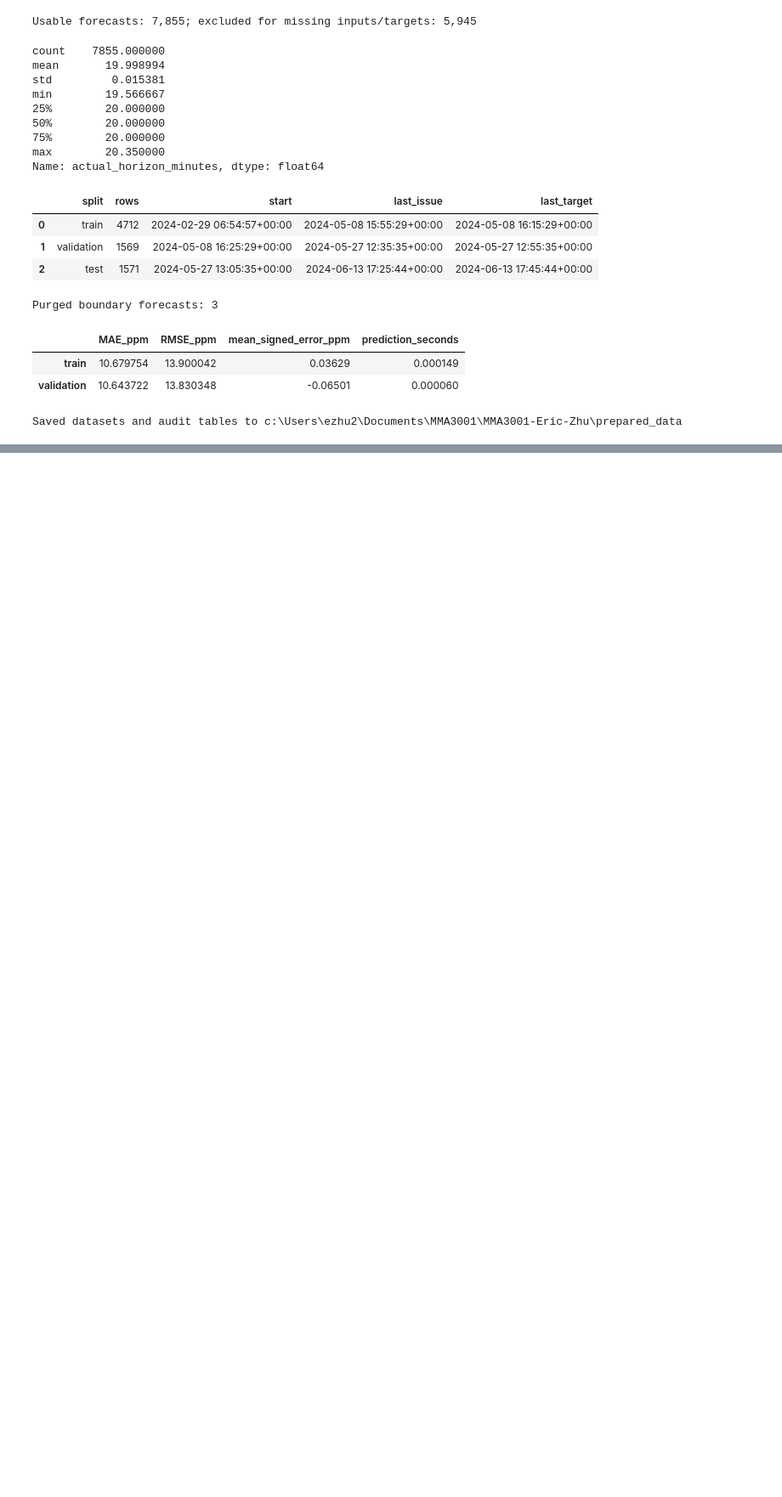
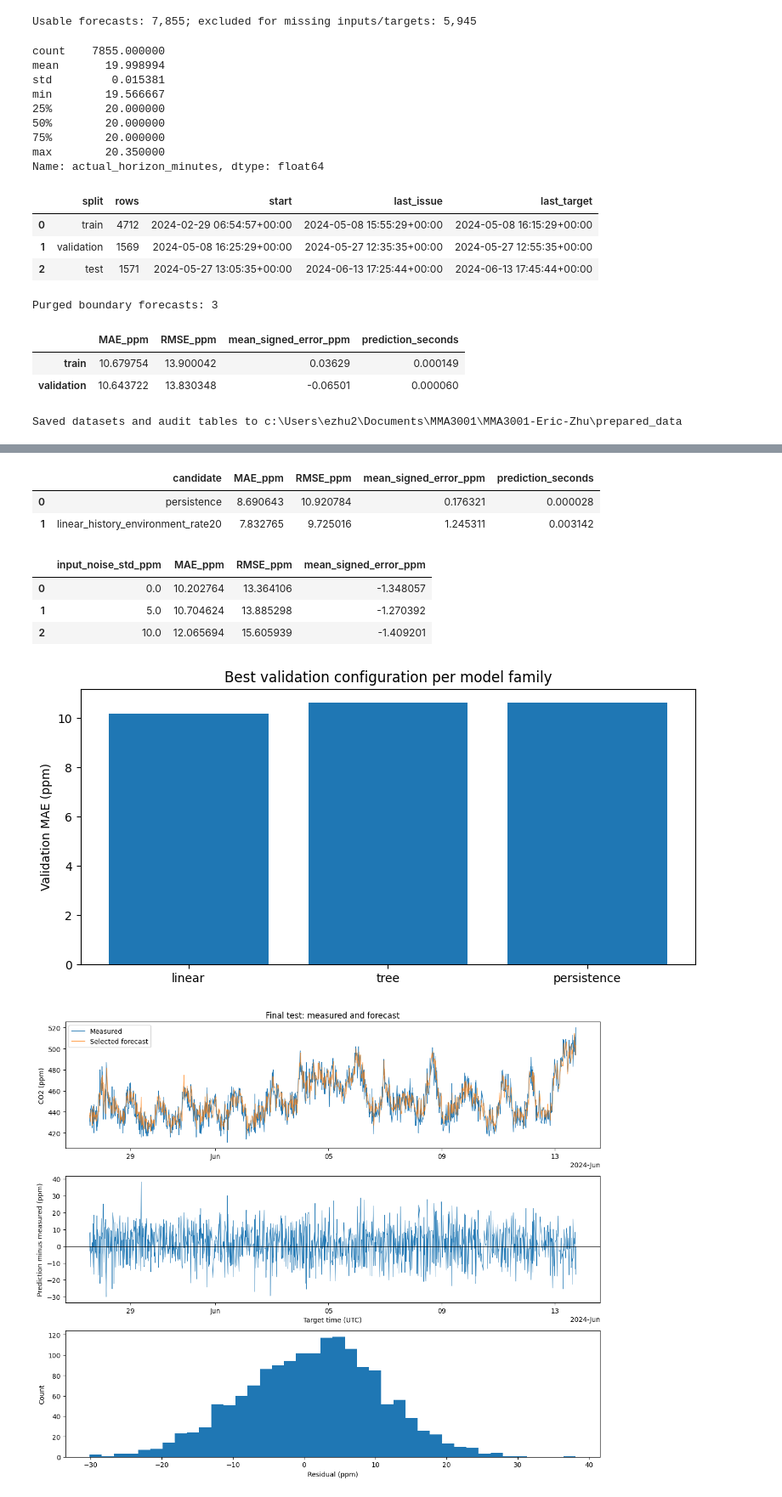
Before and after one commit to ericzhu227/MMA3001-Eric-Zhu, a Jupyter notebook: CO2_Forecasting.ipynb, the cells around one changed output, grey strips where cells are left out. Shown at 85% size. Drawn from its saved outputs; the diff is of its cells as text; code cells hidden in the pictures; blank space fills up the shorter version.

```diff
--- a/CO2_Forecasting.ipynb
+++ b/CO2_Forecasting.ipynb
@@ -380,0 +388,17 @@ Saved datasets and audit tables to c:\Users\ezhu2\Documents\MMA3001\MMA3001-Eric
+# %%
+"""Train and validate candidate models, then evaluate the frozen selection.
+
+Requires prepared train/validation/test from the preceding cells and
+scikit-learn. Writes experiments, predictions and metrics to model_results.
+"""
+from co2_models import compare_models, plot_model_results
+model_output_dir = data_dir.parent / "model_results"
+comparison = compare_models(train, validation, test, model_output_dir)
+print("Selected by validation MAE:", comparison["selected_name"])
+display(comparison["ranking"].head(12))
+# Join train and validation errors to reveal complexity-related overfitting.
+complexity_results = comparison["experiments"].pivot(index="candidate", columns="split", values="MAE_ppm")
+display(complexity_results)
+display(comparison["test_metrics"], comparison["noise_sensitivity"])
+plot_model_results(comparison, model_output_dir)
+# %% [output]
@@ -380,0 +433,9 @@ Saved datasets and audit tables to c:\Users\ezhu2\Documents\MMA3001\MMA3001-Eric
+|  | candidate | MAE_ppm | RMSE_ppm | mean_signed_error_ppm | prediction_seconds |
+| 0 | persistence | 8.690643 | 10.920784 | 0.176321 | 0.000028 |
+| 1 | linear_history_environment_rate20 | 7.832765 | 9.725016 | 1.245311 | 0.003142 |
+|  | input_noise_std_ppm | MAE_ppm | RMSE_ppm | mean_signed_error_ppm |
+| 0 | 0.0 | 10.202764 | 13.364106 | -1.348057 |
+| 1 | 5.0 | 10.704624 | 13.885298 | -1.270392 |
+| 2 | 10.0 | 12.065694 | 15.605939 | -1.409201 |
+[figure, added]
+[figure, added]
```
Also changed, not shown: parts of 2 cells of this notebook, 21 other files.
